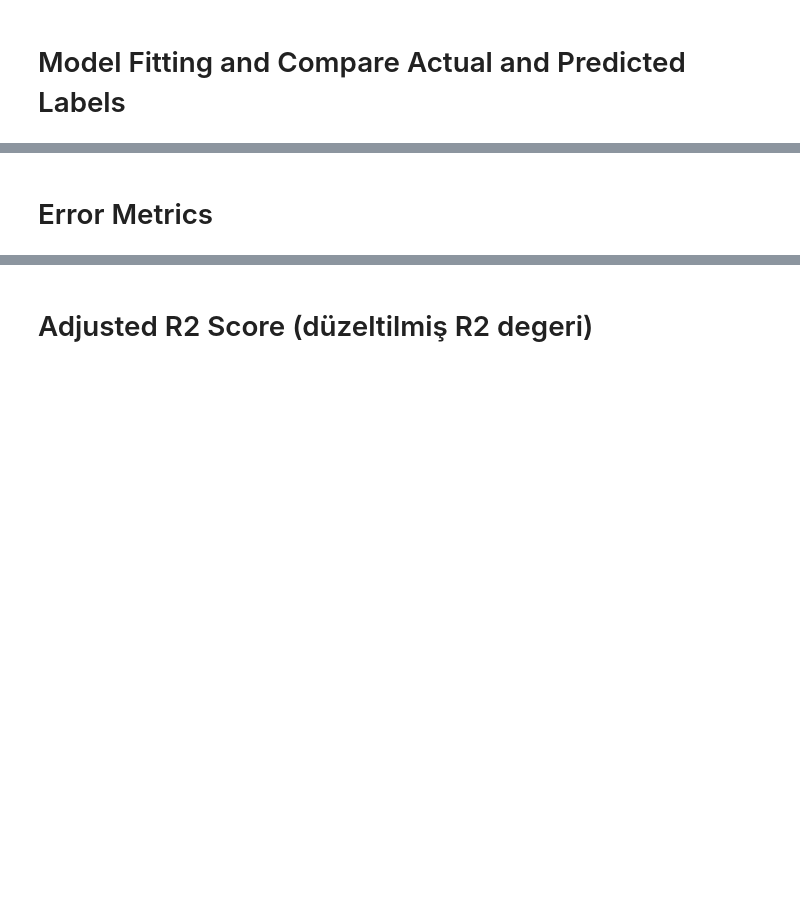
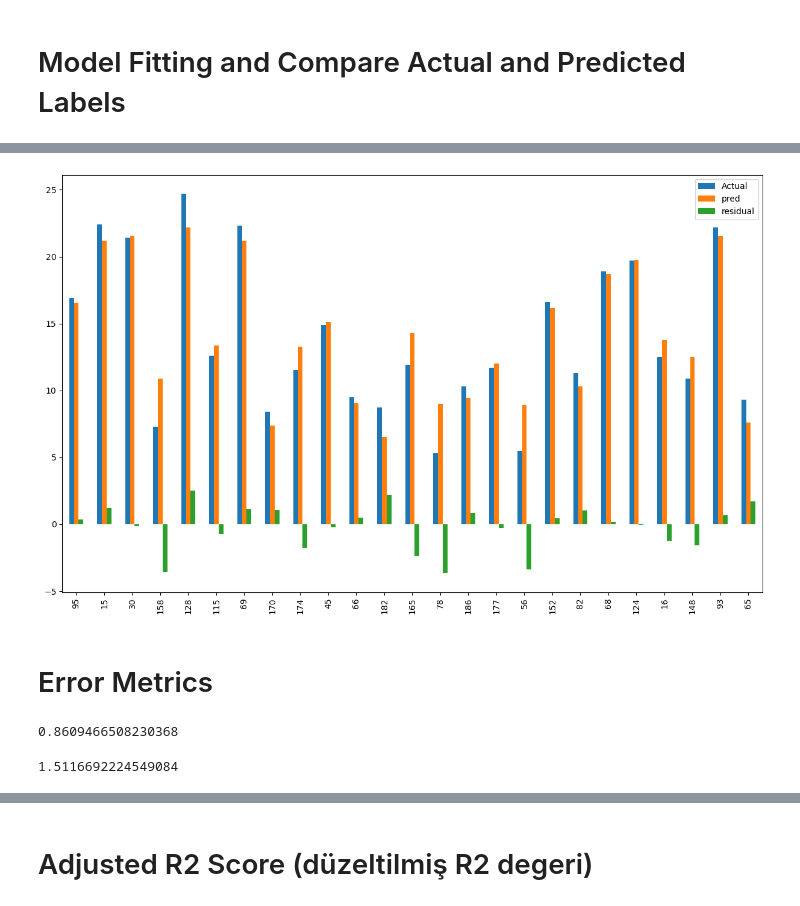
Before and after one commit to fatihhyavuz/Machine-Learning, a Jupyter notebook: ML_MultiLinear_Regression - Inclass- 04.11.2024.ipynb, the cells around one changed output, grey strips where cells are left out. Drawn from its saved outputs; the diff is of its cells as text; code cells hidden in the pictures; blank space fills up the shorter version.

```diff
--- a/ML_MultiLinear_Regression - Inclass- 04.11.2024.ipynb
+++ b/ML_MultiLinear_Regression - Inclass- 04.11.2024.ipynb
@@ -222,0 +322,2 @@ from sklearn.model_selection import train_test_split
+# %%
+model.fit(X_train,y_train)
@@ -222,0 +326,3 @@ from sklearn.model_selection import train_test_split
+# %%
+y_pred = model.predict(X_test)
+y_pred
@@ -222,0 +366,4 @@ from sklearn.model_selection import train_test_split
+# %%
+my_dict= {"Actual": y_test , "pred":y_pred, "residual":y_test - y_pred  }
+comparing = pd.DataFrame(my_dict)
+comparing
@@ -222,0 +388,3 @@ from sklearn.model_selection import train_test_split
+# %%
+result_sample = comparing.head(25)
+result_sample
@@ -223,3 +409,8 @@ from sklearn.model_selection import train_test_split
+# %%
+result_sample.plot(kind= "bar", figsize = (15,9))
+plt.show()
+# %% [output]
+[figure, added]
 # %% [markdown]
 # Error Metrics
 # %%
@@ -226,0 +422,11 @@ from sklearn.model_selection import train_test_split
+# %%
+R2_score = r2_score(y_test,y_pred)
+R2_score
+# %% [output]
+0.8609466508230368
+# %%
+# MAE hesabi
+mae = mean_absolute_error(y_test,y_pred)
+mae
+# %% [output]
+1.5116692224549084
```
Also changed, not shown: parts of 83 cells of this notebook.
